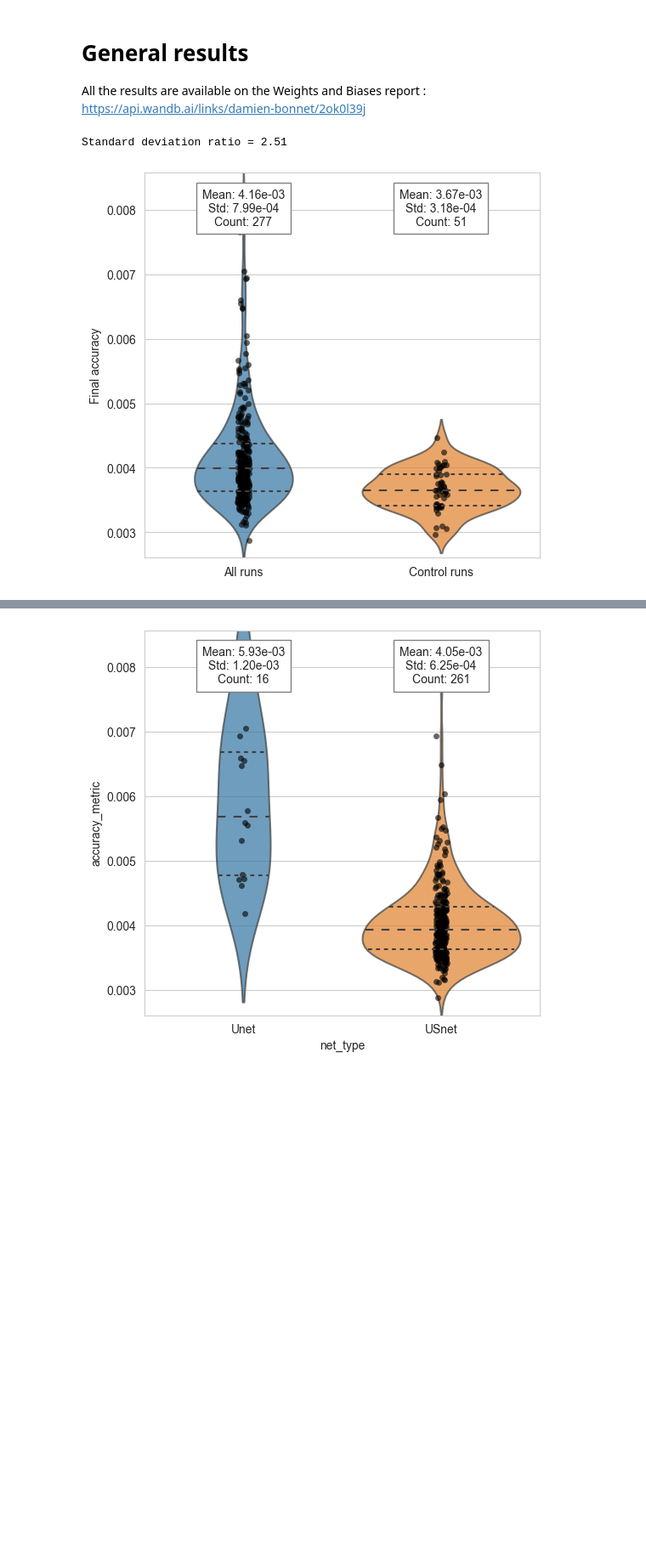
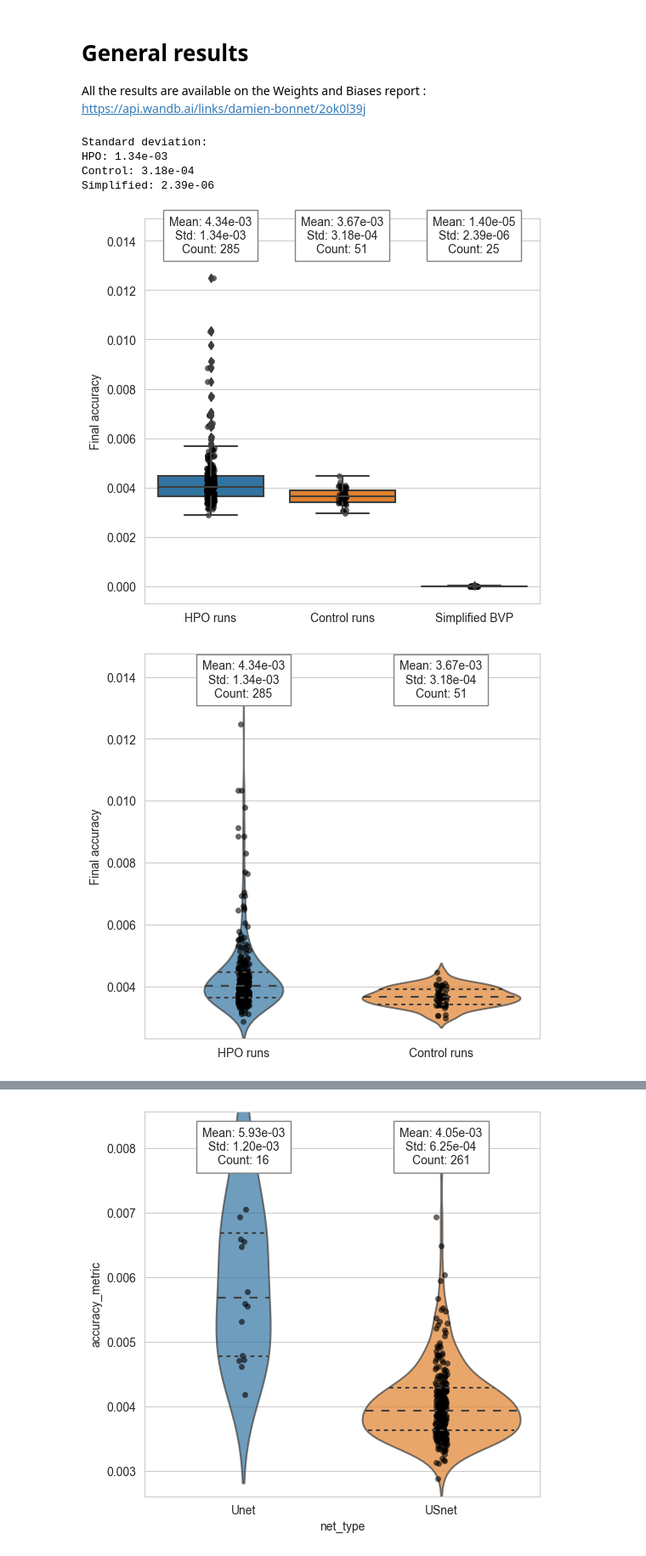
Before and after one commit to bonneted/pinn-cm, a Jupyter notebook: HPO/HPO.ipynb, the cells around one changed output, grey strips where cells are left out. Shown at 85% size. Drawn from its saved outputs; the diff is of its cells as text; code cells hidden in the pictures; blank space fills up the shorter version.

```diff
--- a/HPO/HPO.ipynb
+++ b/HPO/HPO.ipynb
@@ -164,8 +164,6 @@ Compiling model...
 # General results
 All the results are available on the Weights and Biases report : https://api.wandb.ai/links/damien-bonnet/2ok0l39j
 # %%
-plot_type = ['boxplot', 'violinplot'][1]
-
 def plot_distribution(ax,df, parameter,plot_type="violinplot",strip=True,label_info=True,save_fig=False):
     if plot_type == 'boxplot':
         sns.boxplot(x=parameter, y='accuracy_metric', data=df, ax=ax)#, color="0.8")
@@ -185,7 +183,10 @@ def plot_distribution(ax,df, parameter,plot_type="violinplot",strip=True,label_i
         count_values = df[parameter].value_counts()
 
         # Add labels for each category
-        column_values = sorted(df[parameter].unique(),key=str.casefold if isinstance(df[parameter].iloc[0],str) else lambda x: x)
+        column_values = df[parameter].unique()
+        if not isinstance(df[parameter].iloc[0],str):
+            column_values = sorted(column_values)
+
         for i, value in enumerate(column_values):
             mean = mean_values[value]
             std = std_values[value]
@@ -199,29 +200,48 @@ def plot_distribution(ax,df, parameter,plot_type="violinplot",strip=True,label_i
 # %%
 # Read the CSV file into a pandas DataFrame
 df_all = pd.read_csv('results/HPO_results.csv')
 
 df_all['Sweep'].fillna("Control runs", inplace=True)
-df_all['Sweep'].replace("hsnp1x74", "All runs", inplace=True)
+df_all['Sweep'].replace("hsnp1x74", "HPO runs", inplace=True)
+df_all.loc[df_all['net_type'] == 'Simplified_NN','Sweep'] = 'Simplified BVP'
 
-df_sweep = df_all[df_all['Sweep'] != "Control runs"]
+df_HPO = df_all[df_all['Sweep'] == "HPO runs"]
 df_control = df_all[df_all['Sweep'] == "Control runs"]
+df_HPO_control = df_all[df_all['Sweep'] != "Simplified BVP"]
+df_simplified = df_all[df_all['Sweep'] == "Simplified BVP"]
 
 # Create a figure with a single subplot
+plot_types = ['violinplot','boxplot']
+
+#boxplot
 fig, ax = plt.subplots(figsize=(6, 6), dpi=100)
-plot_distribution(ax,df_all, parameter='Sweep',plot_type=plot_type)
+plot_distribution(ax,df_all, parameter='Sweep',plot_type=plot_types[1])
+# Set plot titles and axes labels
+ax.set_ylabel('Final accuracy')
+ax.set_xlabel('')
 
+#violinplot
+fig, ax = plt.subplots(figsize=(6, 6), dpi=100)
+plot_distribution(ax,df_HPO_control, parameter='Sweep',plot_type=plot_types[0])
 # Set plot titles and axes labels
 ax.set_ylabel('Final accuracy')
 ax.set_xlabel('')
 
 # Calculate the ratio of the standard deviation
-std_ratio = df_sweep['accuracy_metric'].std() / df_control['accuracy_metric'].std()
-print(f"Standard deviation ratio = {std_ratio:.2f}")
+std_HPO = df_HPO['accuracy_metric'].std()
+std_control = df_control['accuracy_metric'].std()
+std_simplified = df_simplified['accuracy_metric'].std()
+
+print(f"Standard deviation:\nHPO: {std_HPO:.2e}\nControl: {std_control:.2e}\nSimplified: {std_simplified:.2e}")
 
 #Save figure
 fig.savefig(f"results/figures/Variance_significance.png",dpi=300)
 # %% [output]
-Standard deviation ratio = 2.51
+Standard deviation:
+HPO: 1.34e-03
+Control: 3.18e-04
+Simplified: 2.39e-06
-[figure, old version]
+[figure, new version]
+[figure, added]
 # %%
 from matplotlib.gridspec import GridSpec
```
Also changed, not shown: parts of 1 cell of this notebook, 4 other files.
